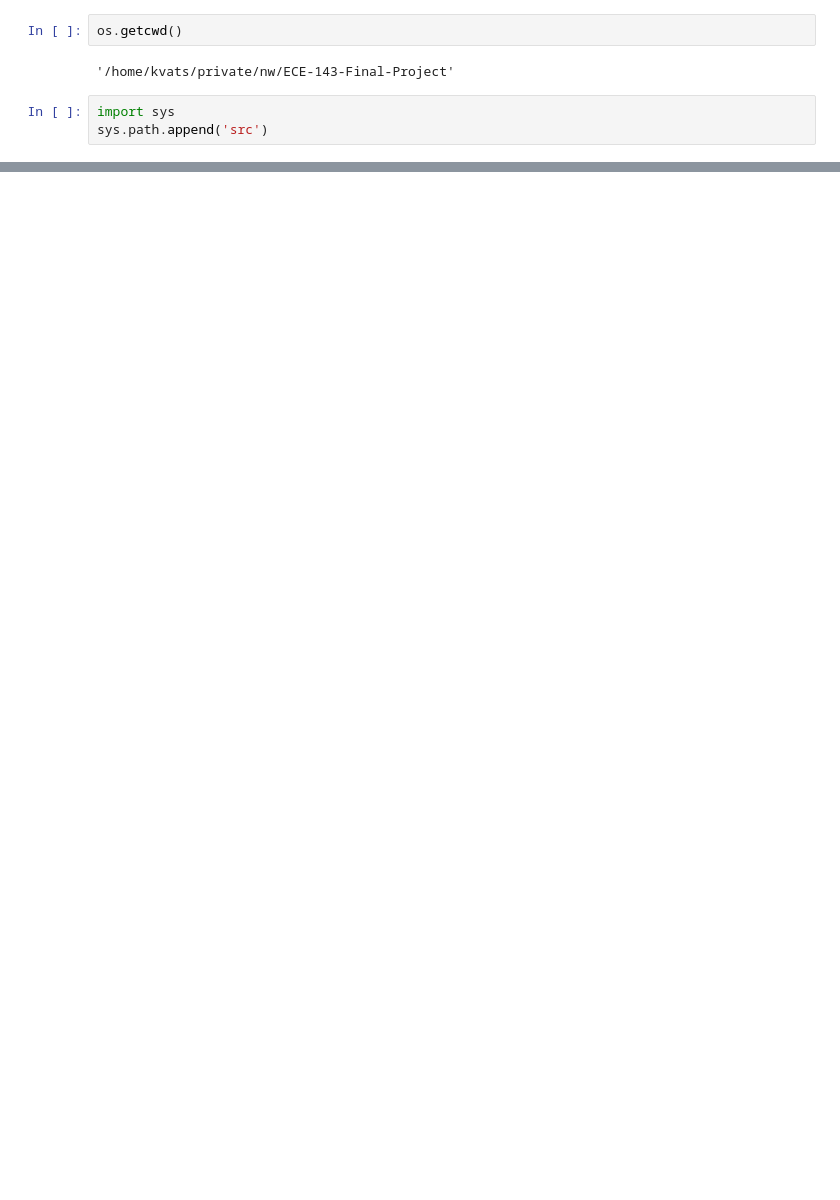
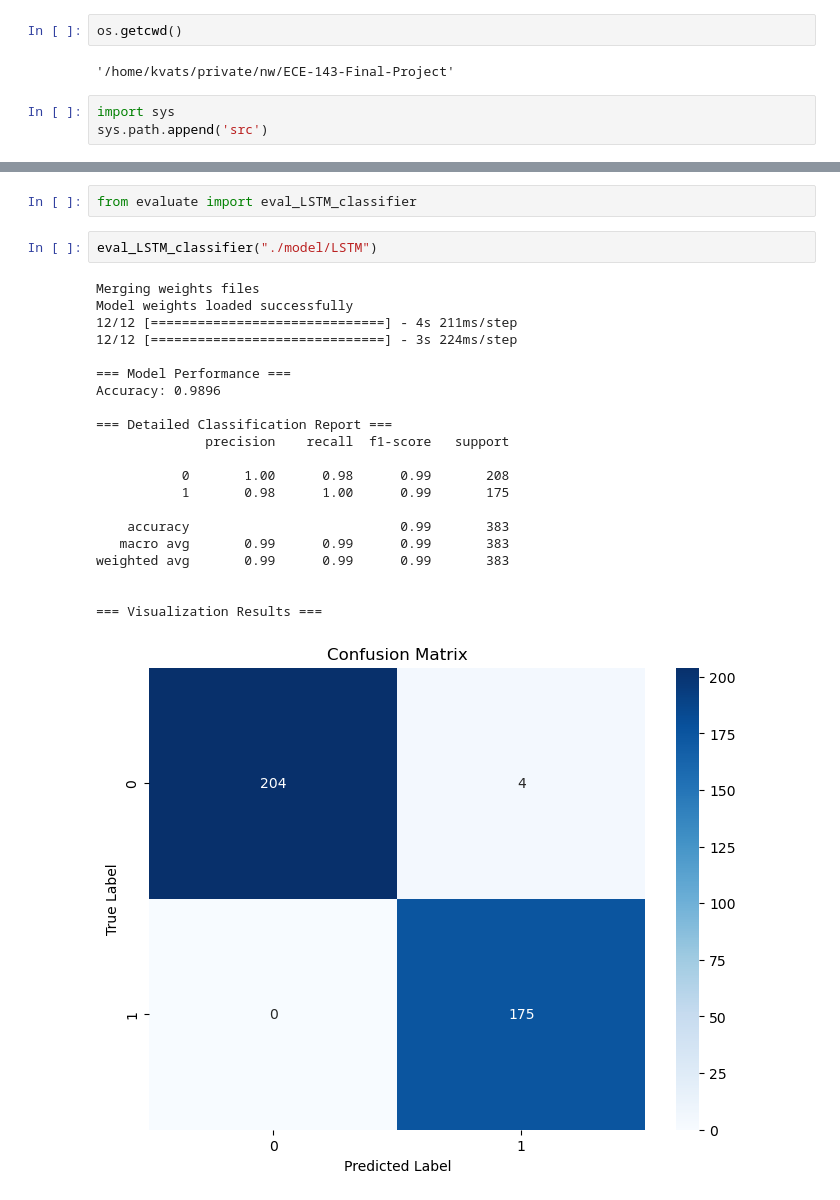
Before and after one commit to kabir-vats/ECE-143-Final-Project, a Jupyter notebook: notebooks/LSTM_Demo.ipynb, the cells around one changed output, grey strips where cells are left out. Saved outputs shown, nothing was run; the diff lists cells and outputs as text; blank space fills up the shorter version.

Commit message:
demo for LSTM and new weights

```diff
--- a/notebooks/LSTM_Demo.ipynb
+++ b/notebooks/LSTM_Demo.ipynb
@@ -31,0 +90,26 @@ ModuleNotFoundError: No module named 'kagglehub'
+# %%
+from evaluate import eval_LSTM_classifier
+# %%
+eval_LSTM_classifier("./model/LSTM")
+# %% [output]
+Merging weights files
+Model weights loaded successfully
+12/12 [==============================] - 4s 211ms/step
+12/12 [==============================] - 3s 224ms/step
+
+=== Model Performance ===
+Accuracy: 0.9896
+
+=== Detailed Classification Report ===
+              precision    recall  f1-score   support
+
+           0       1.00      0.98      0.99       208
+           1       0.98      1.00      0.99       175
+
+    accuracy                           0.99       383
+   macro avg       0.99      0.99      0.99       383
+weighted avg       0.99      0.99      0.99       383
+
+
+=== Visualization Results ===
+[figure, added]
```
Also changed, not shown: parts of 10 cells of this notebook, 7 other files.
